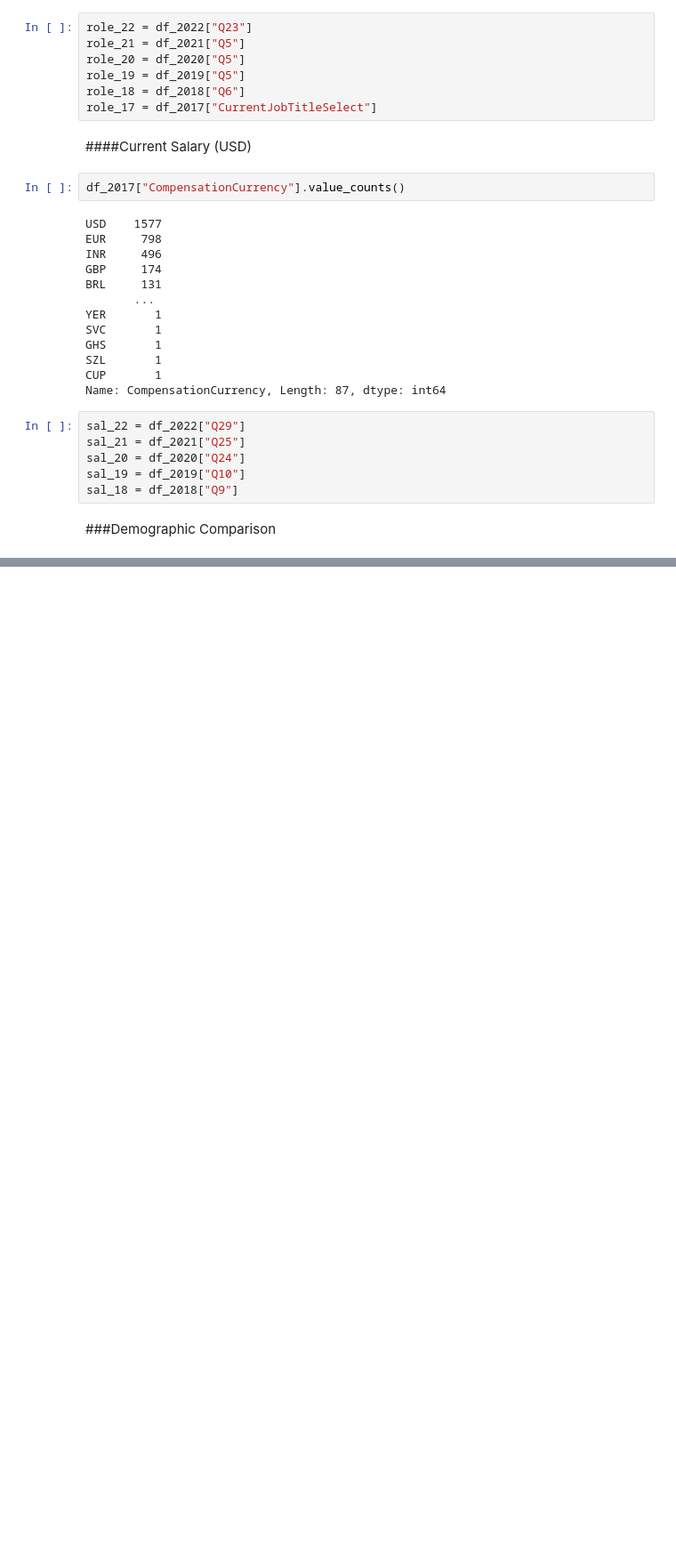
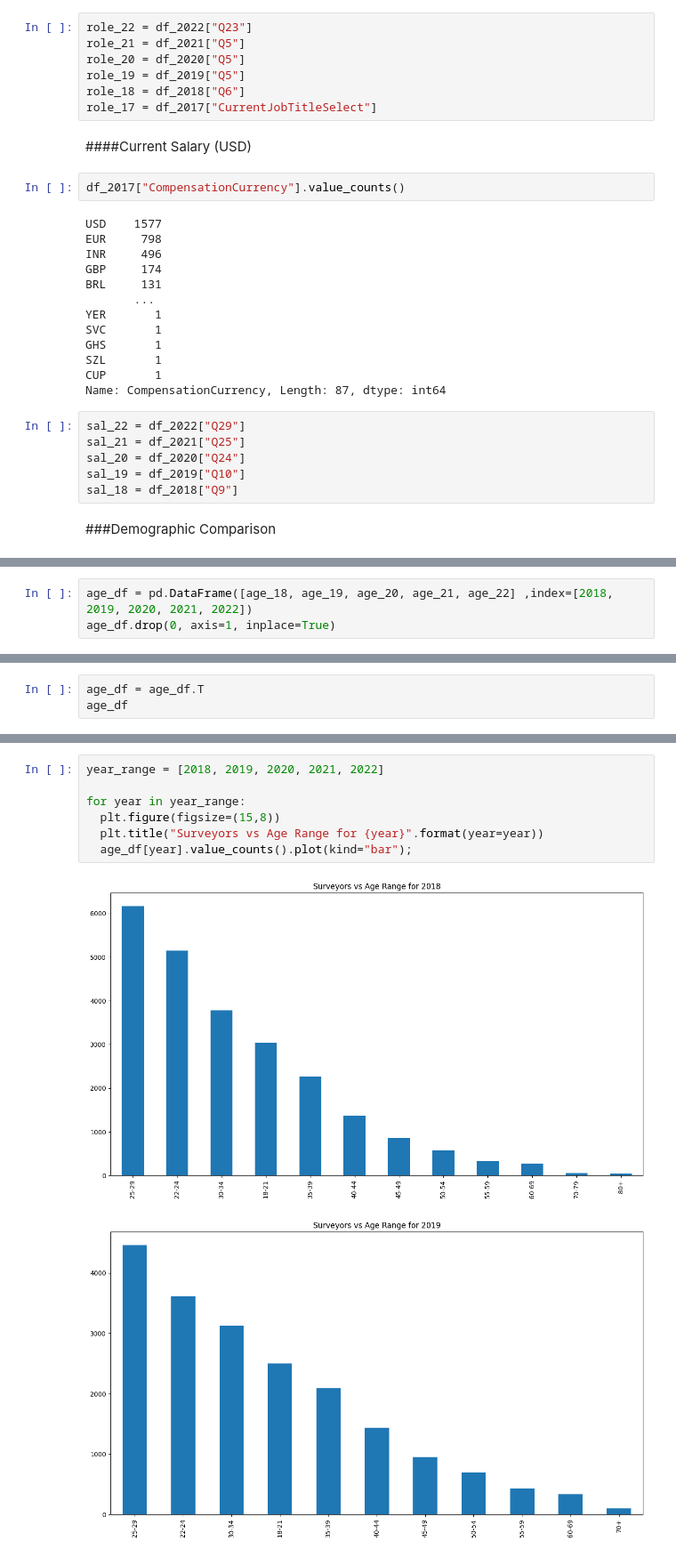
Before and after one commit to Daniel-Benson-Poe/ml_ds_extensive_survey_2021, a Jupyter notebook: KaggleSurvey1.ipynb, the cells around one changed output, grey strips where cells are left out. Shown at 89% size. Drawn from its saved outputs; the diff is of its cells as text; blank space fills up the shorter version.

```diff
--- a/KaggleSurvey1.ipynb
+++ b/KaggleSurvey1.ipynb
@@ -431,0 +454,3 @@ sal_18 = df_2018["Q9"]
+# %%
+age_df = pd.DataFrame([age_18, age_19, age_20, age_21, age_22] ,index=[2018, 2019, 2020, 2021, 2022])
+age_df.drop(0, axis=1, inplace=True)
@@ -431,0 +467,3 @@ sal_18 = df_2018["Q9"]
+# %%
+age_df = age_df.T
+age_df
@@ -431,0 +502,10 @@ sal_18 = df_2018["Q9"]
+# %%
+year_range = [2018, 2019, 2020, 2021, 2022]
+
+for year in year_range:
+  plt.figure(figsize=(15,8))
+  plt.title("Surveyors vs Age Range for {year}".format(year=year))
+  age_df[year].value_counts().plot(kind="bar");
+# %% [output]
+[figure, added]
+[figure, added]
```
Also changed, not shown: parts of 33 cells of this notebook.
